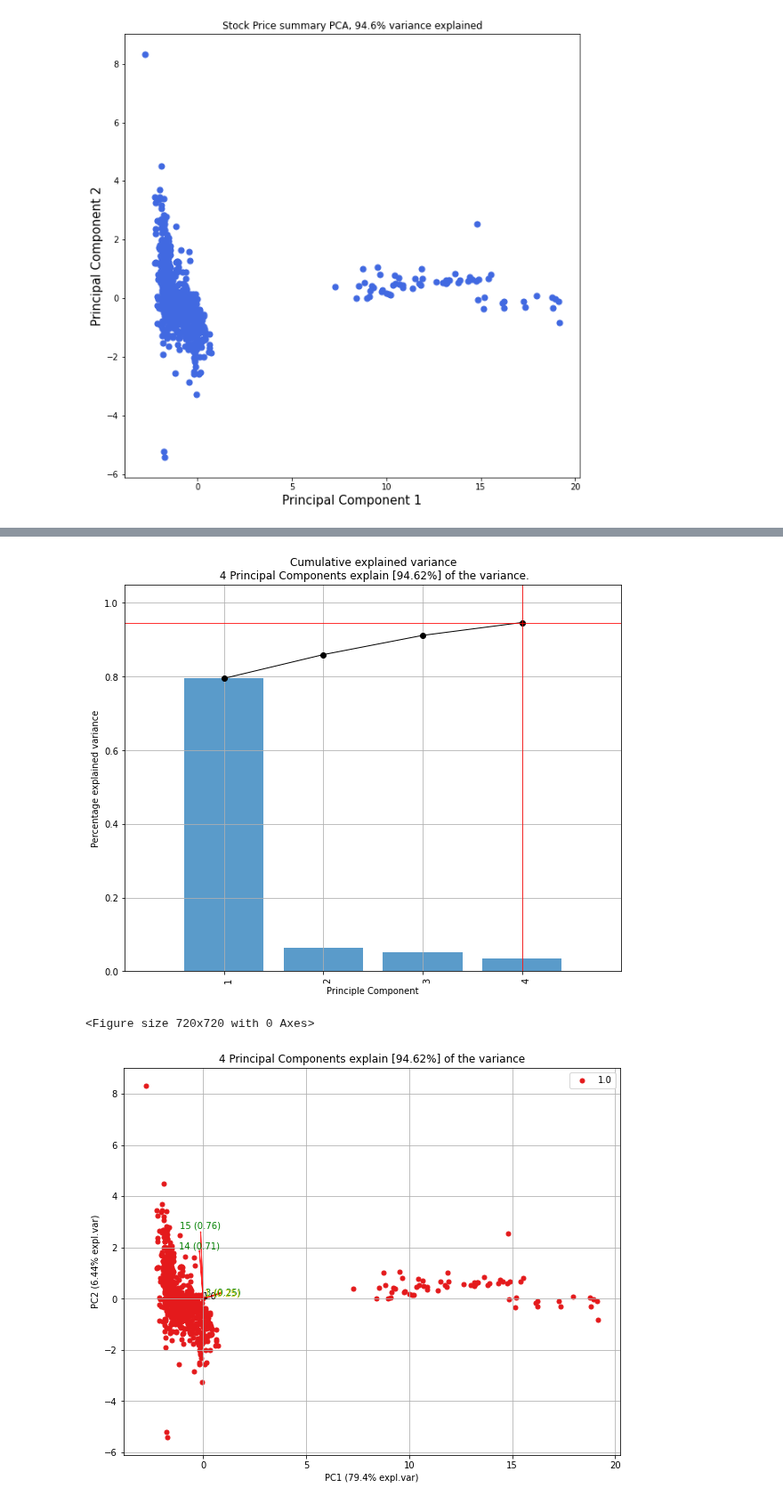
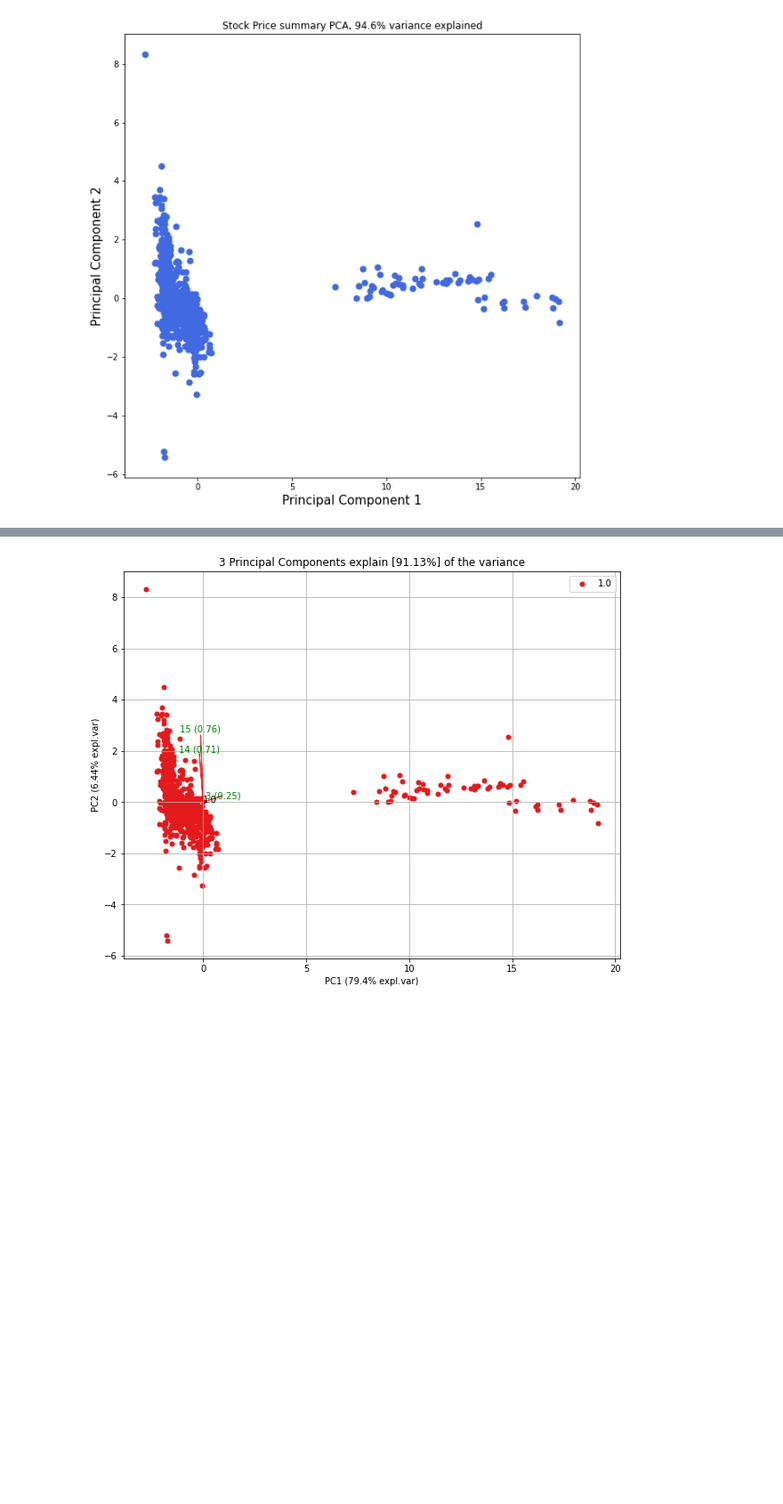
Before and after one commit to kenneykwan/Springboard, a Jupyter notebook: Capstone2-CCI30Index/Capstone 2 CCI30 Index - EDA.ipynb, the cells around one changed output, grey strips where cells are left out. Shown at 89% size. Saved outputs shown, nothing was run; the diff lists cells and outputs as text; code cells hidden in the pictures; blank space fills up the shorter version.

```diff
--- a/Capstone2-CCI30Index/Capstone 2 CCI30 Index - EDA.ipynb
+++ b/Capstone2-CCI30Index/Capstone 2 CCI30 Index - EDA.ipynb
@@ -217,7 +217,7 @@ pca_dataset
 #Loading Analysis for our PCA
 from sklearn import decomposition
 from sklearn.preprocessing import scale
-pca = PCA(n_components=4).fit(stock_scaled)
+pca = PCA(n_components=3).fit(stock_scaled)
 # %%
 pca.components_.T
 # %% [output]
@@ -264,13 +264,12 @@ loadings
 # %%
-!pip install pca
+#Biplot of PCA
+
 from pca import pca
 
 
-pca = pca(n_components = 4)
+pca = pca(n_components = 3)
 
 results = pca.fit_transform(stock_scaled)
-# Plot explained variance
-fig, ax = pca.plot()
 
-fig,ax=pca.biplot(n_feat = 4)
+fig,ax=pca.biplot(n_feat = 3)
 # %% [output]
@@ -293,4 +283,2 @@ Requirement already satisfied: certifi>=2020.06.20 in c:\users\kenne\anaconda3\l
 [pca] >Outlier detection using SPE/DmodX with n_std=[2]
-[figure, old version]
+[figure, new version]
-<Figure size 720x720 with 0 Axes>
-[figure, removed]
```
Also changed, not shown: parts of 4 cells of this notebook.
